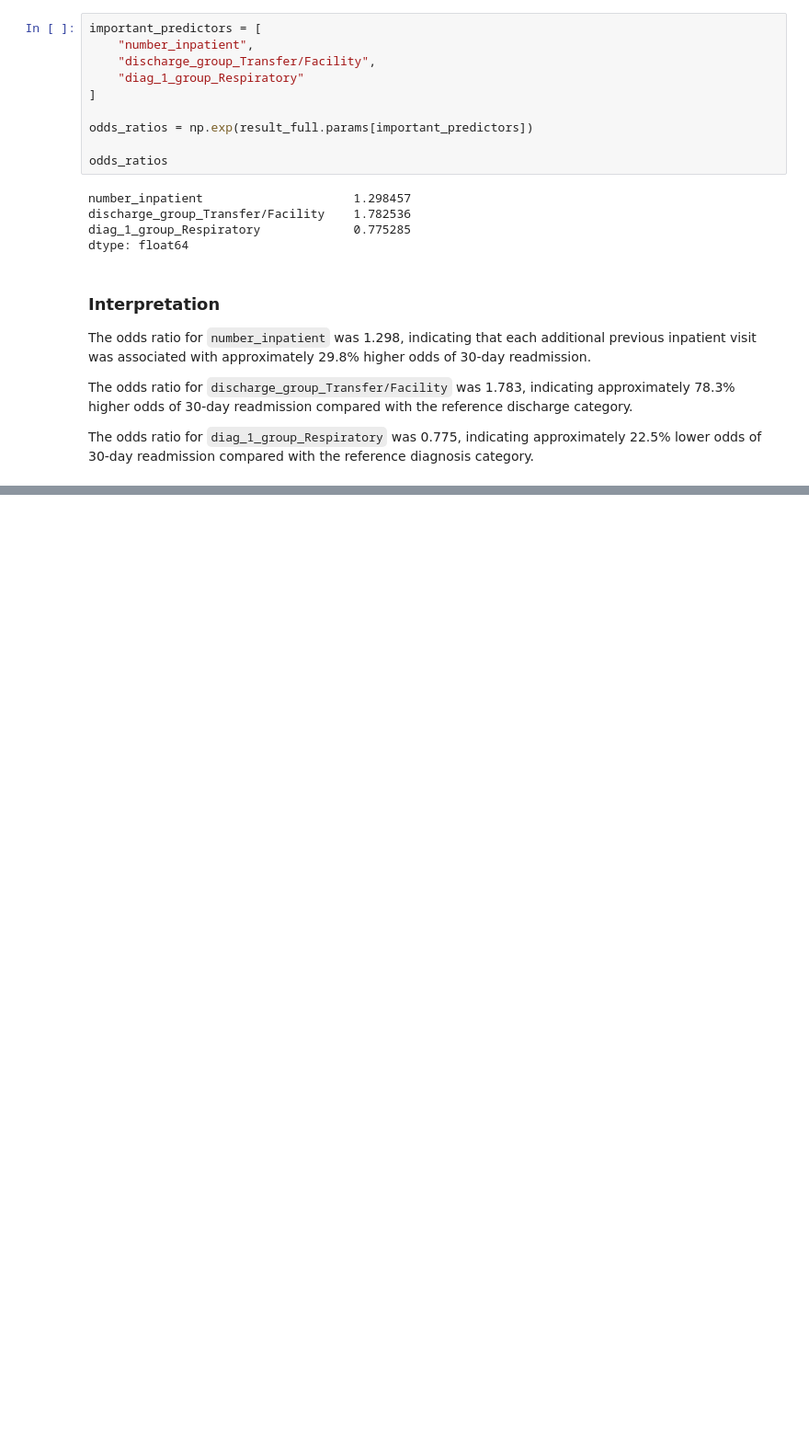
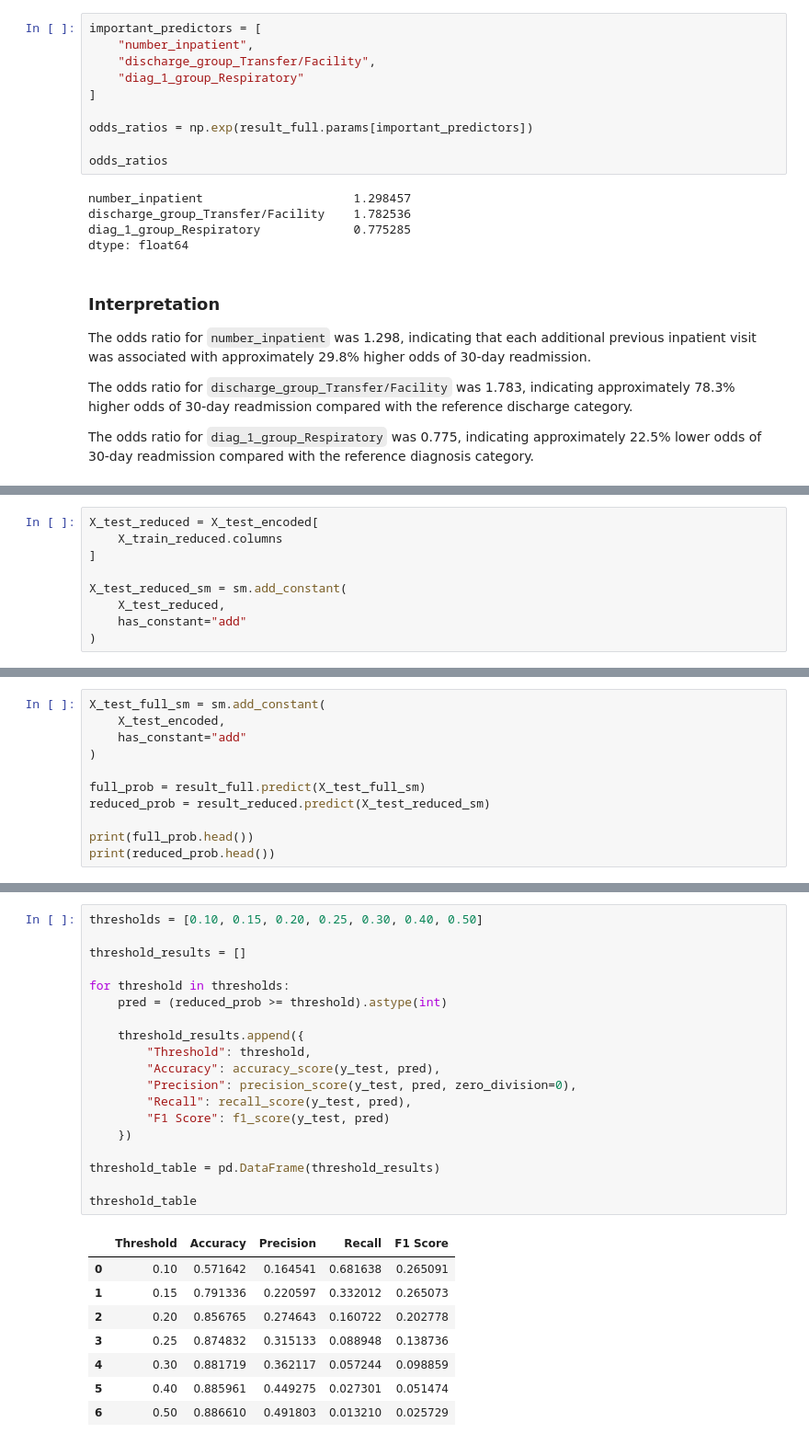
Before and after one commit to ashokaw/DA3014_Assignment3, a Jupyter notebook: 24ada006_Code.ipynb, the cells around one changed output, grey strips where cells are left out. Shown at 92% size. Saved outputs shown, nothing was run; the diff lists cells and outputs as text; blank space fills up the shorter version.

```diff
--- a/24ada006_Code.ipynb
+++ b/24ada006_Code.ipynb
@@ -2227,0 +2337,9 @@ The odds ratio for `diag_1_group_Respiratory` was 0.775, indicating approximatel
+# %%
+X_test_reduced = X_test_encoded[
+    X_train_reduced.columns
+]
+
+X_test_reduced_sm = sm.add_constant(
+    X_test_reduced,
+    has_constant="add"
+)
@@ -2227,0 +2366,11 @@ The odds ratio for `diag_1_group_Respiratory` was 0.775, indicating approximatel
+# %%
+X_test_full_sm = sm.add_constant(
+    X_test_encoded,
+    has_constant="add"
+)
+
+full_prob = result_full.predict(X_test_full_sm)
+reduced_prob = result_reduced.predict(X_test_reduced_sm)
+
+print(full_prob.head())
+print(reduced_prob.head())
@@ -2227,0 +2455,28 @@ The odds ratio for `diag_1_group_Respiratory` was 0.775, indicating approximatel
+# %%
+thresholds = [0.10, 0.15, 0.20, 0.25, 0.30, 0.40, 0.50]
+
+threshold_results = []
+
+for threshold in thresholds:
+    pred = (reduced_prob >= threshold).astype(int)
+
+    threshold_results.append({
+        "Threshold": threshold,
+        "Accuracy": accuracy_score(y_test, pred),
+        "Precision": precision_score(y_test, pred, zero_division=0),
+        "Recall": recall_score(y_test, pred),
+        "F1 Score": f1_score(y_test, pred)
+    })
+
+threshold_table = pd.DataFrame(threshold_results)
+
+threshold_table
+# %% [output]
+|  | Threshold | Accuracy | Precision | Recall | F1 Score |
+| 0 | 0.10 | 0.571642 | 0.164541 | 0.681638 | 0.265091 |
+| 1 | 0.15 | 0.791336 | 0.220597 | 0.332012 | 0.265073 |
+| 2 | 0.20 | 0.856765 | 0.274643 | 0.160722 | 0.202778 |
+| 3 | 0.25 | 0.874832 | 0.315133 | 0.088948 | 0.138736 |
+| 4 | 0.30 | 0.881719 | 0.362117 | 0.057244 | 0.098859 |
+| 5 | 0.40 | 0.885961 | 0.449275 | 0.027301 | 0.051474 |
+| 6 | 0.50 | 0.886610 | 0.491803 | 0.013210 | 0.025729 |
```
Also changed, not shown: parts of 64 cells of this notebook.
